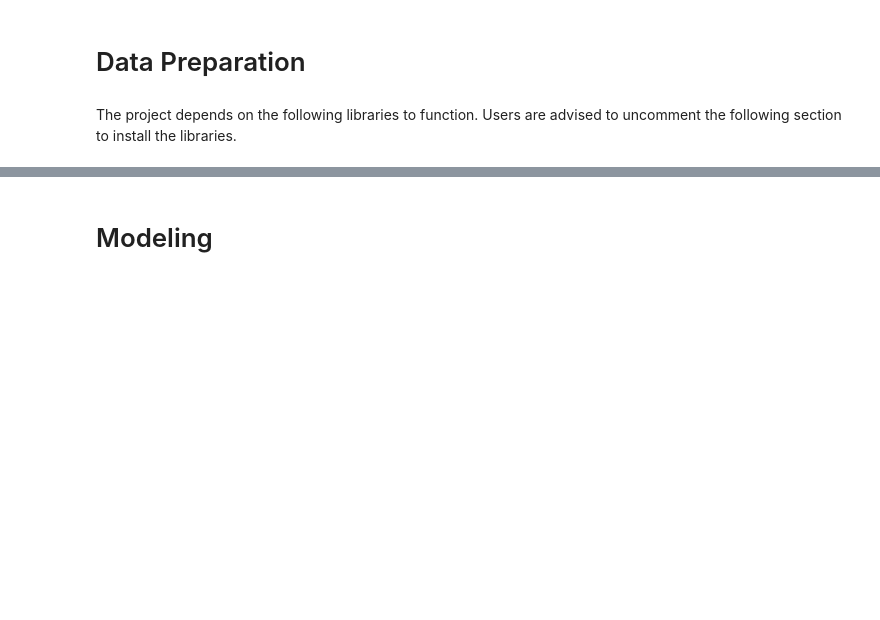
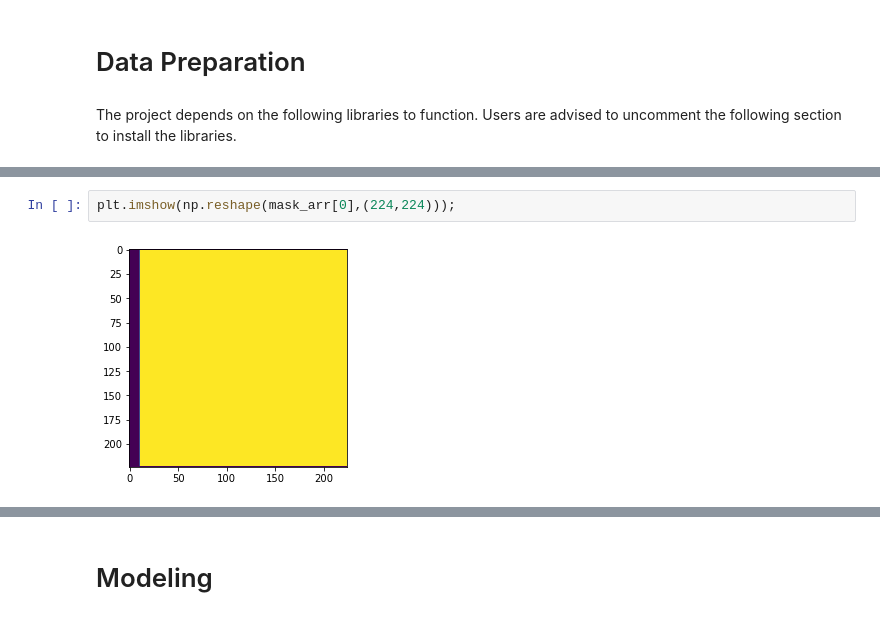
Before and after one commit to afanta-fi/digital-wellbeing-chatbot, a Jupyter notebook: index.ipynb, the cells around one changed output, grey strips where cells are left out. Saved outputs shown, nothing was run; the diff lists cells and outputs as text; blank space fills up the shorter version.

```diff
--- a/index.ipynb
+++ b/index.ipynb
@@ -33,0 +104,4 @@ from wordcloud import WordCloud, ImageColorGenerator
+# %%
+plt.imshow(np.reshape(mask_arr[0],(224,224)));
+# %% [output]
+[figure, added]
```
Also changed, not shown: parts of 8 cells of this notebook, 1 other file.
